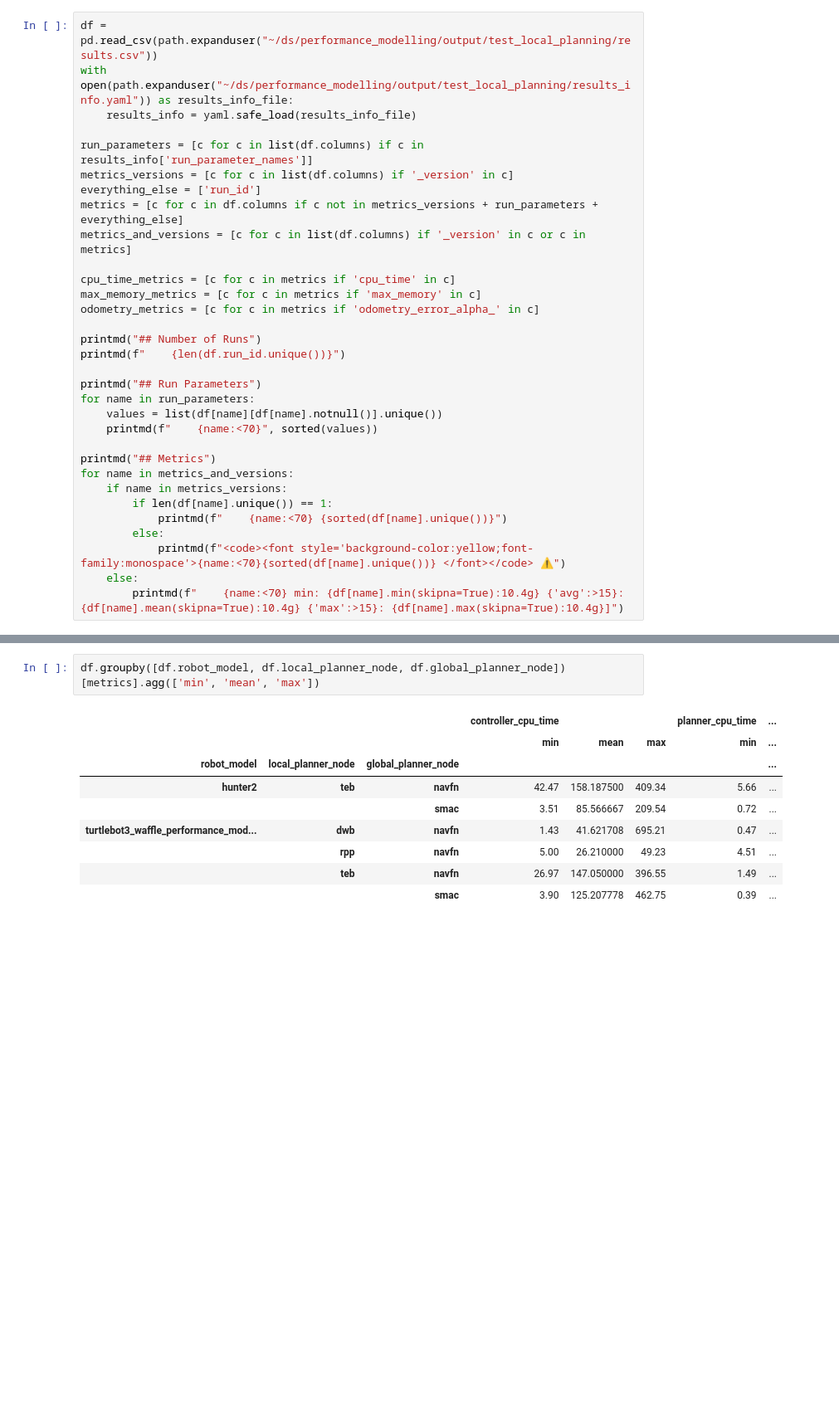
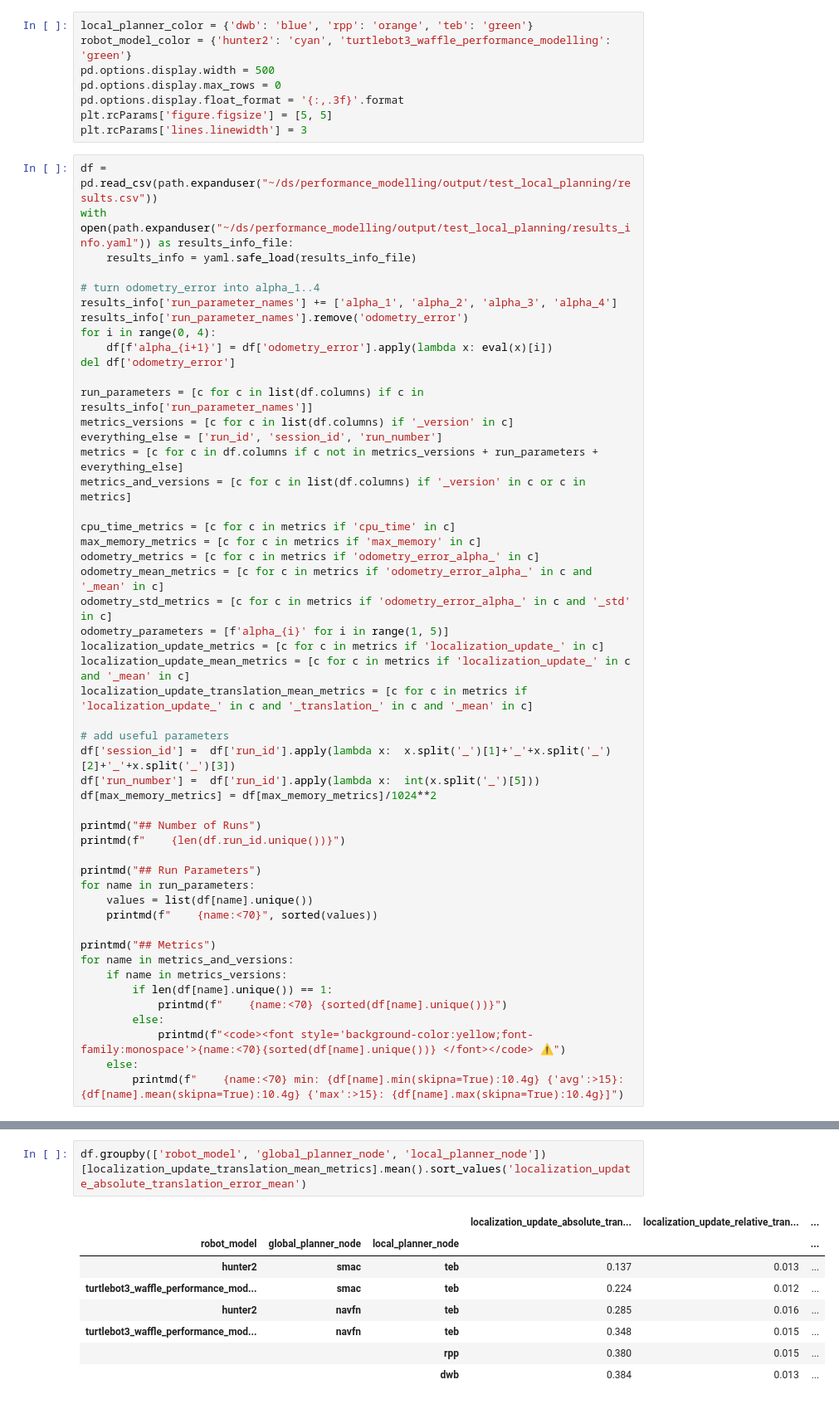
Before and after one commit to AIRLab-POLIMI/local_planning_performance_modelling, a Jupyter notebook: notebooks/general_stats.ipynb, the cells around one changed output, grey strips where cells are left out. Shown: that part at 83% size. Saved outputs shown, nothing was run; the diff lists cells and outputs as text; blank space fills up the shorter version.

```diff
--- a/notebooks/general_stats.ipynb
+++ b/notebooks/general_stats.ipynb
@@ -38,24 +47,50 @@ local_planner_color = {'dwb': 'blue', 'rpp': 'orange', 'teb': 'green'}
+# %%
+local_planner_color = {'dwb': 'blue', 'rpp': 'orange', 'teb': 'green'}
+robot_model_color = {'hunter2': 'cyan', 'turtlebot3_waffle_performance_modelling': 'green'}
+pd.options.display.width = 500
+pd.options.display.max_rows = 0
+pd.options.display.float_format = '{:,.3f}'.format
+plt.rcParams['figure.figsize'] = [5, 5]
+plt.rcParams['lines.linewidth'] = 3
 # %%
 df = pd.read_csv(path.expanduser("~/ds/performance_modelling/output/test_local_planning/results.csv"))
 with open(path.expanduser("~/ds/performance_modelling/output/test_local_planning/results_info.yaml")) as results_info_file:
     results_info = yaml.safe_load(results_info_file)
 
+# turn odometry_error into alpha_1..4
+results_info['run_parameter_names'] += ['alpha_1', 'alpha_2', 'alpha_3', 'alpha_4']
+results_info['run_parameter_names'].remove('odometry_error')
+for i in range(0, 4):
+    df[f'alpha_{i+1}'] = df['odometry_error'].apply(lambda x: eval(x)[i])
+del df['odometry_error']
+
 run_parameters = [c for c in list(df.columns) if c in results_info['run_parameter_names']]
 metrics_versions = [c for c in list(df.columns) if '_version' in c]
-everything_else = ['run_id']
+everything_else = ['run_id', 'session_id', 'run_number']
 metrics = [c for c in df.columns if c not in metrics_versions + run_parameters + everything_else]
 metrics_and_versions = [c for c in list(df.columns) if '_version' in c or c in metrics]
 
 cpu_time_metrics = [c for c in metrics if 'cpu_time' in c]
 max_memory_metrics = [c for c in metrics if 'max_memory' in c]
 odometry_metrics = [c for c in metrics if 'odometry_error_alpha_' in c]
+odometry_mean_metrics = [c for c in metrics if 'odometry_error_alpha_' in c and '_mean' in c]
+odometry_std_metrics = [c for c in metrics if 'odometry_error_alpha_' in c and '_std' in c]
+odometry_parameters = [f'alpha_{i}' for i in range(1, 5)]
+localization_update_metrics = [c for c in metrics if 'localization_update_' in c]
+localization_update_mean_metrics = [c for c in metrics if 'localization_update_' in c and '_mean' in c]
+localization_update_translation_mean_metrics = [c for c in metrics if 'localization_update_' in c and '_translation_' in c and '_mean' in c]
+
+# add useful parameters
+df['session_id'] =  df['run_id'].apply(lambda x:  x.split('_')[1]+'_'+x.split('_')[2]+'_'+x.split('_')[3])
+df['run_number'] =  df['run_id'].apply(lambda x:  int(x.split('_')[5]))
+df[max_memory_metrics] = df[max_memory_metrics]/1024**2
 
 printmd("## Number of Runs")
 printmd(f"    {len(df.run_id.unique())}")
 
 printmd("## Run Parameters")
 for name in run_parameters:
-    values = list(df[name][df[name].notnull()].unique())
+    values = list(df[name].unique())
     printmd(f"    {name:<70}", sorted(values))
 
 printmd("## Metrics")
@@ -109,12 +164,11 @@ df[df.alpha_1.notna()][['alpha_1'] + odometry_metrics].sort_values('alpha_1')
 # %%
-df.groupby([df.robot_model, df.local_planner_node, df.global_planner_node])[metrics].agg(['min', 'mean', 'max'])
+df.groupby(['robot_model', 'global_planner_node', 'local_planner_node'])[localization_update_translation_mean_metrics].mean().sort_values('localization_update_absolute_translation_error_mean')
 # %% [output]
-|  |  |  | controller_cpu_time |  |  | planner_cpu_time | ... |
-|  |  |  | min | mean | max | min | ... |
-| robot_model | local_planner_node | global_planner_node |  |  |  |  | ... |
-| hunter2 | teb | navfn | 42.47 | 158.187500 | 409.34 | 5.66 | ... |
-|  |  | smac | 3.51 | 85.566667 | 209.54 | 0.72 | ... |
-| turtlebot3_waffle_performance_mod... | dwb | navfn | 1.43 | 41.621708 | 695.21 | 0.47 | ... |
-|  | rpp | navfn | 5.00 | 26.210000 | 49.23 | 4.51 | ... |
-|  | teb | navfn | 26.97 | 147.050000 | 396.55 | 1.49 | ... |
-|  |  | smac | 3.90 | 125.207778 | 462.75 | 0.39 | ... |
+|  |  |  | localization_update_absolute_tran... | localization_update_relative_tran... | ... |
+| robot_model | global_planner_node | local_planner_node |  |  | ... |
+| hunter2 | smac | teb | 0.137 | 0.013 | ... |
+| turtlebot3_waffle_performance_mod... | smac | teb | 0.224 | 0.012 | ... |
+| hunter2 | navfn | teb | 0.285 | 0.016 | ... |
+| turtlebot3_waffle_performance_mod... | navfn | teb | 0.348 | 0.015 | ... |
+|  |  | rpp | 0.380 | 0.015 | ... |
+|  |  | dwb | 0.384 | 0.013 | ... |
```
Also changed, not shown: parts of 15 cells of this notebook, 1 other file.
